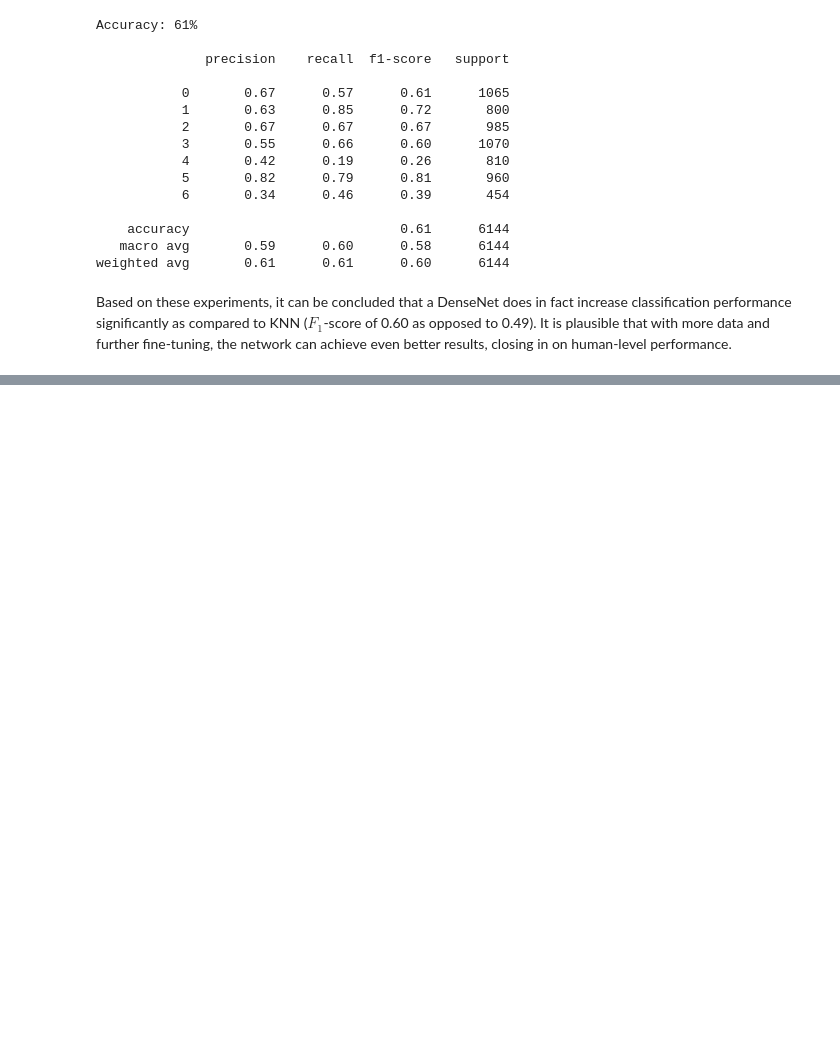
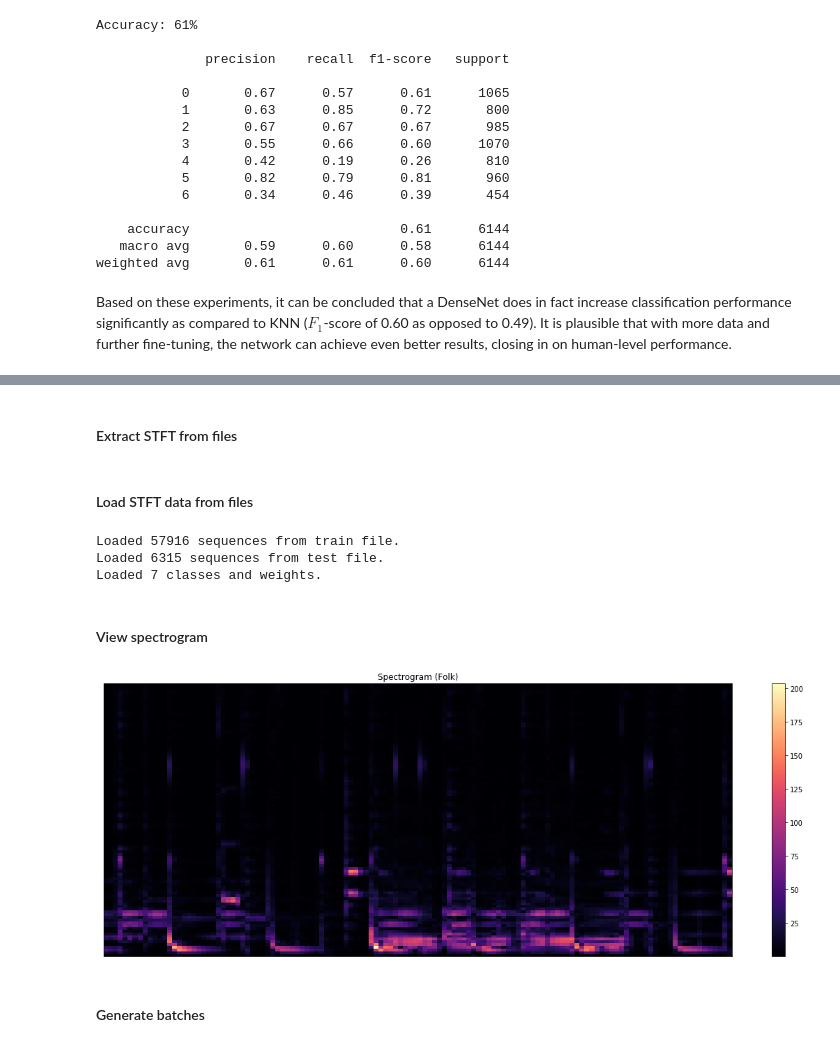
Before and after one commit to nicklashansen/music-genre-classification, a Jupyter notebook: MusicGenreClassification.ipynb, the cells around one changed output, grey strips where cells are left out. Drawn from its saved outputs; the diff is of its cells as text; code cells hidden in the pictures; blank space fills up the shorter version.

Commit message:
Added spectrogram results

```diff
--- a/MusicGenreClassification.ipynb
+++ b/MusicGenreClassification.ipynb
@@ -1065,0 +1073,2 @@ Based on these experiments, it can be concluded that a DenseNet does in fact inc
+# %% [markdown]
+#### Extract STFT from files
@@ -1065,0 +1116,24 @@ Based on these experiments, it can be concluded that a DenseNet does in fact inc
+# %% [markdown]
+#### Load STFT data from files
+# %%
+X_train, y_train = load_data('train_stft')
+X_train, y_train = shuffle(X_train, y_train)
+print(f'Loaded {len(y_train)} sequences from train file.')
+
+X_test, y_test = load_data('test_stft')
+print(f'Loaded {len(y_test)} sequences from test file.')
+
+genres, class_weights = load_data('class_weights')
+print(f'Loaded {len(genres)} classes and weights.')
+# %% [output]
+Loaded 57916 sequences from train file.
+Loaded 6315 sequences from test file.
+Loaded 7 classes and weights.
+# %% [markdown]
+#### View spectrogram
+# %%
+plot(X_train[0], genres[y_test[0]], title='Spectrogram')
+# %% [output]
+[figure, added]
+# %% [markdown]
+#### Generate batches
```
Also changed, not shown: parts of 11 cells of this notebook.
